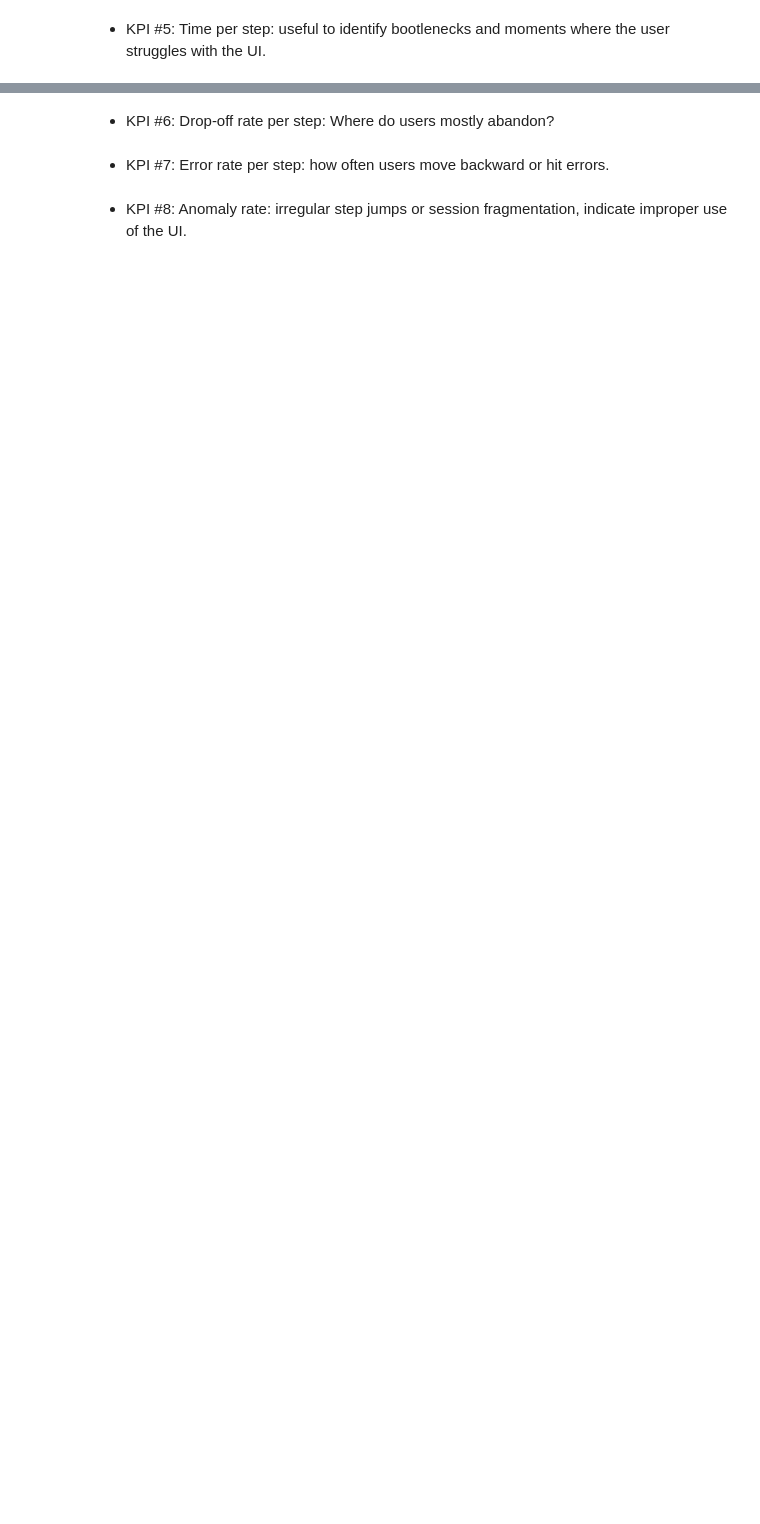
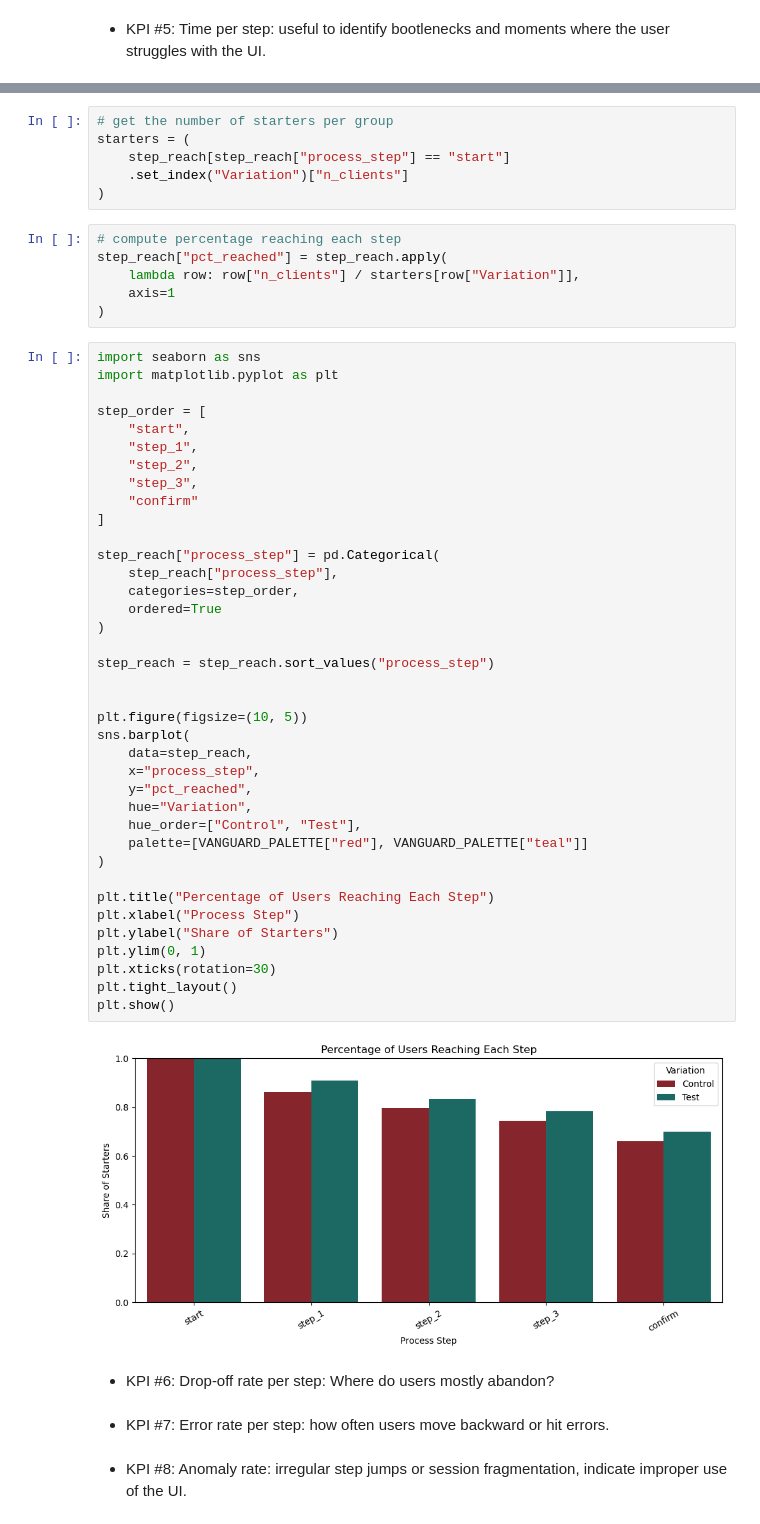
Before and after one commit to ChVlachakis/house-greyjoy, a Jupyter notebook: notebooks/experiment_analysis.ipynb, the cells around one changed output, grey strips where cells are left out. Saved outputs shown, nothing was run; the diff lists cells and outputs as text; blank space fills up the shorter version.

```diff
--- a/notebooks/experiment_analysis.ipynb
+++ b/notebooks/experiment_analysis.ipynb
@@ -326,3 +523,55 @@ p-value = 0.00e+00
+# %%
+# get the number of starters per group
+starters = (
+    step_reach[step_reach["process_step"] == "start"]
+    .set_index("Variation")["n_clients"]
+)
+# %%
+# compute percentage reaching each step
+step_reach["pct_reached"] = step_reach.apply(
+    lambda row: row["n_clients"] / starters[row["Variation"]],
+    axis=1
+)
+# %%
+import seaborn as sns
+import matplotlib.pyplot as plt
+
+step_order = [
+    "start",
+    "step_1",
+    "step_2",
+    "step_3",
+    "confirm"
+]
+
+step_reach["process_step"] = pd.Categorical(
+    step_reach["process_step"],
+    categories=step_order,
+    ordered=True
+)
+
+step_reach = step_reach.sort_values("process_step")
+
+
+plt.figure(figsize=(10, 5))
+sns.barplot(
+    data=step_reach,
+    x="process_step",
+    y="pct_reached",
+    hue="Variation",
+    hue_order=["Control", "Test"],
+    palette=[VANGUARD_PALETTE["red"], VANGUARD_PALETTE["teal"]]
+)
+
+plt.title("Percentage of Users Reaching Each Step")
+plt.xlabel("Process Step")
+plt.ylabel("Share of Starters")
+plt.ylim(0, 1)
+plt.xticks(rotation=30)
+plt.tight_layout()
+plt.show()
+# %% [output]
+[figure, added]
 # %% [markdown]
 - KPI #6: Drop-off rate per step: Where do users mostly abandon?
 # %% [markdown]
```
Also changed, not shown: parts of 15 cells of this notebook, 5 other files.
